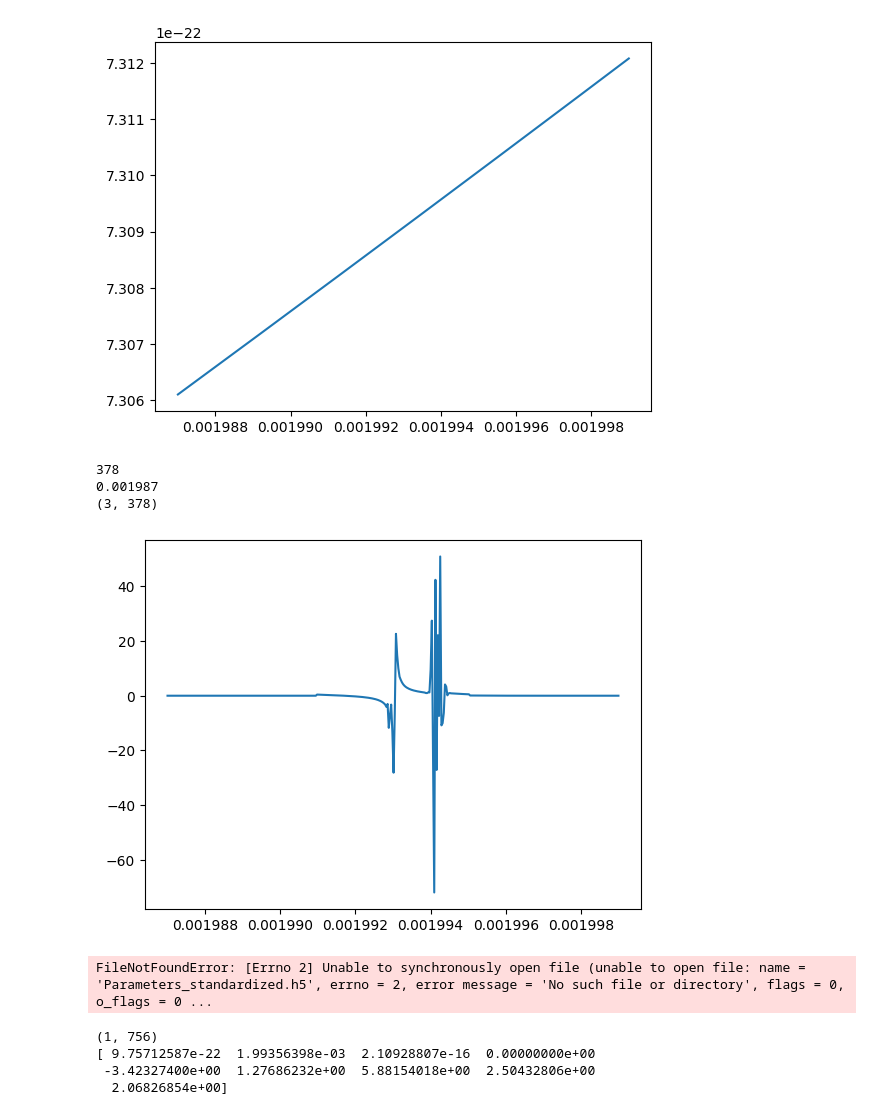
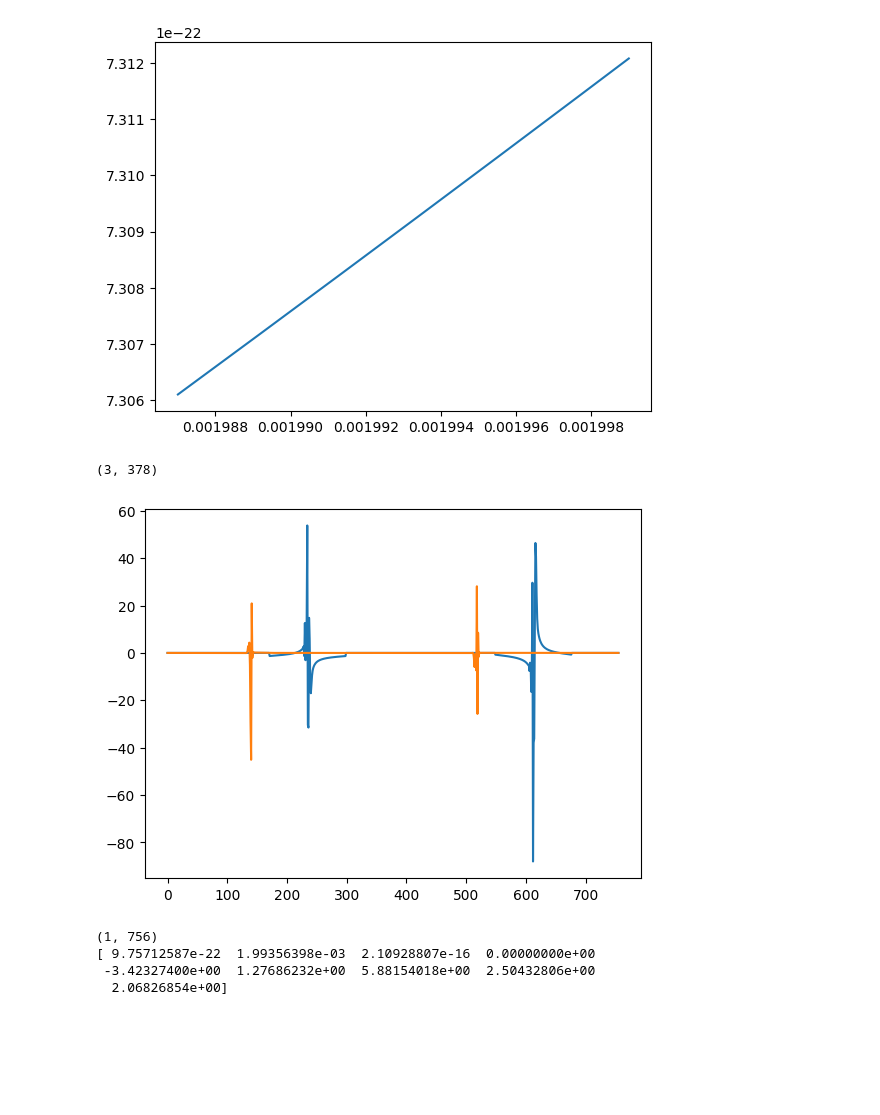
Before and after one commit to Tanguy2001/GB_MLP_1Param, a Jupyter notebook: test.ipynb, the cells around one changed output. Saved outputs shown, nothing was run; the diff lists cells and outputs as text; code cells hidden in the pictures; blank space fills up the shorter version.

```diff
--- a/test.ipynb
+++ b/test.ipynb
@@ -73,7 +73,8 @@ freqs1 = 1000*gb1.freqs[0]
 freqs2 = 1000*gb2.freqs[0]
 
 
-
+x = 2
+y = 1.0001*x
 
 # signal from first binary
 fig, axs = plt.subplots(2, 2, figsize=(15, 6))
@@ -82,6 +83,8 @@ fig, axs = plt.subplots(2, 2, figsize=(15, 6))
 # Premier graphique (en haut à gauche)
 axs[0, 0].plot(freqs1, np.abs(A0))
 axs[0, 0].plot(freqs2, np.abs(A1))
+axs[0, 0].axvline(x=x, color='r', linestyle='--', label=f"x = {x}")
+axs[0, 0].axvline(x=y, color='g', linestyle='--', label=f"x = {x}")
 axs[0, 0].set_title("Module")
 axs[0, 0].set_xlabel("freqs (mHz)")
 axs[0, 0].set_ylabel("TDI-A Channel")
@@ -92,6 +95,7 @@ axs[0, 0].legend()
 # Deuxième graphique (en haut à droite)
 axs[0, 1].plot(freqs1, np.angle(A0))
 axs[0, 1].plot(freqs2, np.angle(A1))
+axs[0, 1].axvline(x=x, color='r', linestyle='--', label=f"x = {x}")
 axs[0, 1].set_title("Argument")
 axs[0, 1].set_xlabel("freqs (mHz)")
 axs[0, 1].set_ylabel("TDI-A Channel")
@@ -101,6 +105,7 @@ axs[0, 1].legend()
 # Troisième graphique (en bas à gauche)
 axs[1, 0].plot(freqs1, A0.real)
 axs[1, 0].plot(freqs2, A1.real)
+axs[1, 0].axvline(x=x, color='r', linestyle='--', label=f"x = {x}")
 axs[1, 0].set_title("Partie réelle")
 axs[1, 0].set_xlabel("freqs (mHz)")
 axs[1, 0].set_ylabel("TDI-A Channel")
@@ -110,6 +115,7 @@ axs[1, 0].legend()
 # Quatrième graphique (en bas à droite)
 axs[1, 1].plot(freqs1, A0.imag)
 axs[1, 1].plot(freqs2, A1.imag)
+axs[1, 1].axvline(x=x, color='r', linestyle='--', label=f"x = {x}")
 axs[1, 1].set_title("Partie imaginaire")
 axs[1, 1].set_xlabel("freqs (mHz)")
 axs[1, 1].set_ylabel("TDI-A Channel")
@@ -385,38 +391,37 @@ plt.plot(sample_frequencies, asd_A)
 # %%
 k_min = round(f_min0/df)
 k_max = round(f_max0/df)
 num = len(sample_frequencies)
 
 # These indices describe how to stitch the waveform into the larger frequency grid.
 i_start = (gb.start_inds - k_min).astype(np.int32)
 i_end = (gb.start_inds - k_min + gb.N).astype(np.int32)
 
 # PyTorch by default uses float32, and that should be sufficient for our purposes.
 # Here we use complex64 since the frequency-domain strain is complex.
 
 A_whitened = np.empty((num_samples, num), dtype=np.complex64)
 
 for i in range(num_samples):
     x = np.zeros(num, dtype=np.complex128)
     x[i_start[i]:i_end[i]] = gb.A[i]
     x *= np.sqrt(4 * df) / asd_A
     A_whitened[i] = x
 
+# plt.plot(sample_frequencies, A_whitened[0].real)
+# z = A_whitened[0].real + A_whitened[1].real
+# plt.plot(sample_frequencies, z)
+
+waveforms = np.hstack((A_whitened.real, A_whitened.imag))
+
+plt.plot(waveforms[0])
+plt.plot(waveforms[1])
 
 
-z = A_whitened[0].real + A_whitened[1].real
-
-print(len(np.abs(A_whitened[0])))
-print(sample_frequencies[0])
-#plt.plot(sample_frequencies, np.abs(A_whitened[0]))
-plt.plot(sample_frequencies, z)
-
 print(A_whitened.shape)
 # %% [output]
-378
-0.001987
 (3, 378)
-[figure, old version]
+[figure, new version]
 # %%
 sampling_parameters = np.vstack((amp, f0, fdot, fddot, -phi0, iota, psi, lam, beta_sky)).T
 
@@ -428,15 +433,6 @@ parameters_standardized = parameters_standardized.astype(np.float32)
 
 
 waveforms = np.hstack((A_whitened.real, A_whitened.imag))
-# %%
-import h5py
-
-with h5py.File("Parameters_standardized.h5", "r") as hf:
-    Parameters_standardized = hf["Parameters_standardized"][:]
-
-print(Parameters_standardized.shape)
-# %% [output]
-FileNotFoundError: [Errno 2] Unable to synchronously open file (unable to open file: name = 'Parameters_standardized.h5', errno = 2, error message = 'No such file or directory', flags = 0, o_flags = 0 ...
 # %%
 df = 1./Tobs
 dt = 15.0
```
Also changed, not shown: parts of 3 cells of this notebook, 7 other files.
